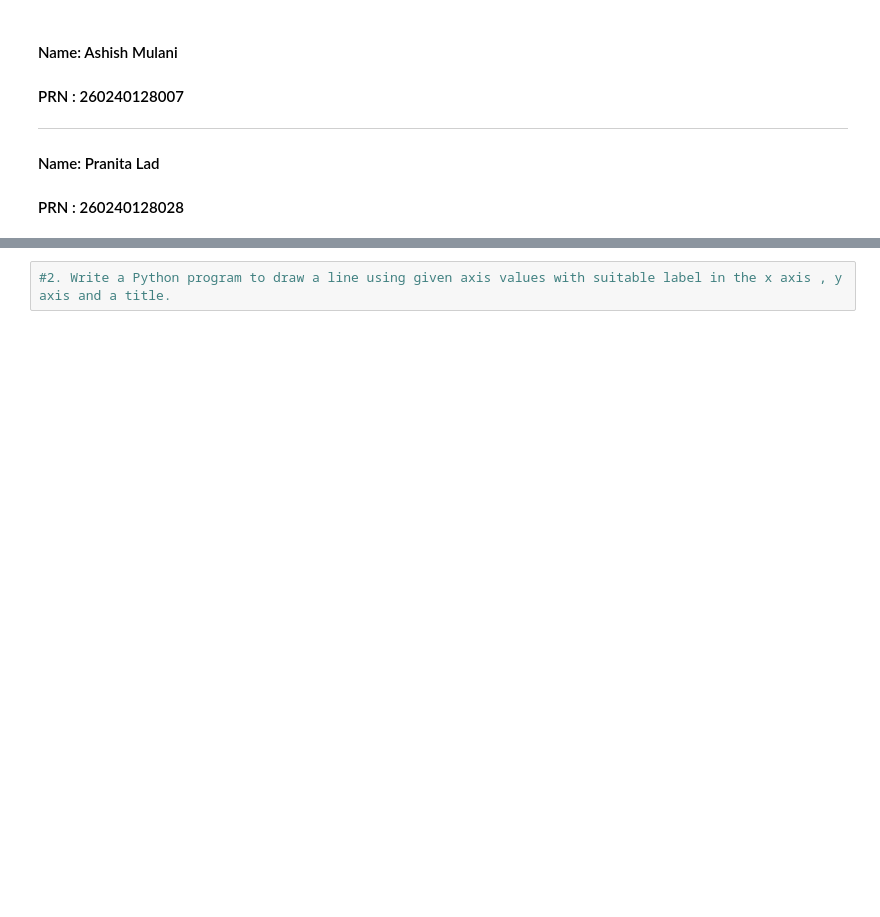
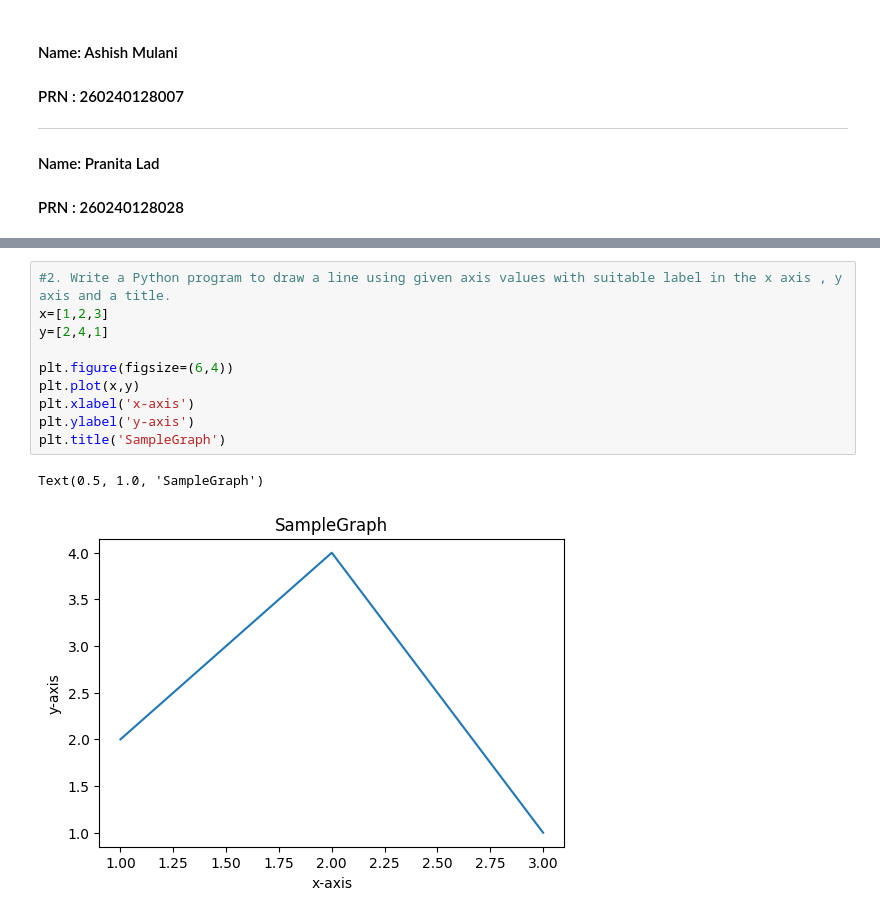
Before and after one commit to AshishMulani/DataAnalytics, a Jupyter notebook: Assignments/8007_Day8.ipynb, the cells around one changed output, grey strips where cells are left out. Saved outputs shown, nothing was run; the diff lists cells and outputs as text; blank space fills up the shorter version.

```diff
--- a/Assignments/8007_Day8.ipynb
+++ b/Assignments/8007_Day8.ipynb
@@ -11,4 +26,15 @@
 # %%
 #2. Write a Python program to draw a line using given axis values with suitable label in the x axis , y axis and a title.
+x=[1,2,3]
+y=[2,4,1]
+
+plt.figure(figsize=(6,4))
+plt.plot(x,y)
+plt.xlabel('x-axis')
+plt.ylabel('y-axis')
+plt.title('SampleGraph')
+# %% [output]
+Text(0.5, 1.0, 'SampleGraph')
+[figure, added]
 # %%
 #3. Write a Python program to draw a line using given axis values taken from a text file, with suitable label in the x axis, y axis and a title.
```
Also changed, not shown: parts of 15 cells of this notebook, 6 other files.
